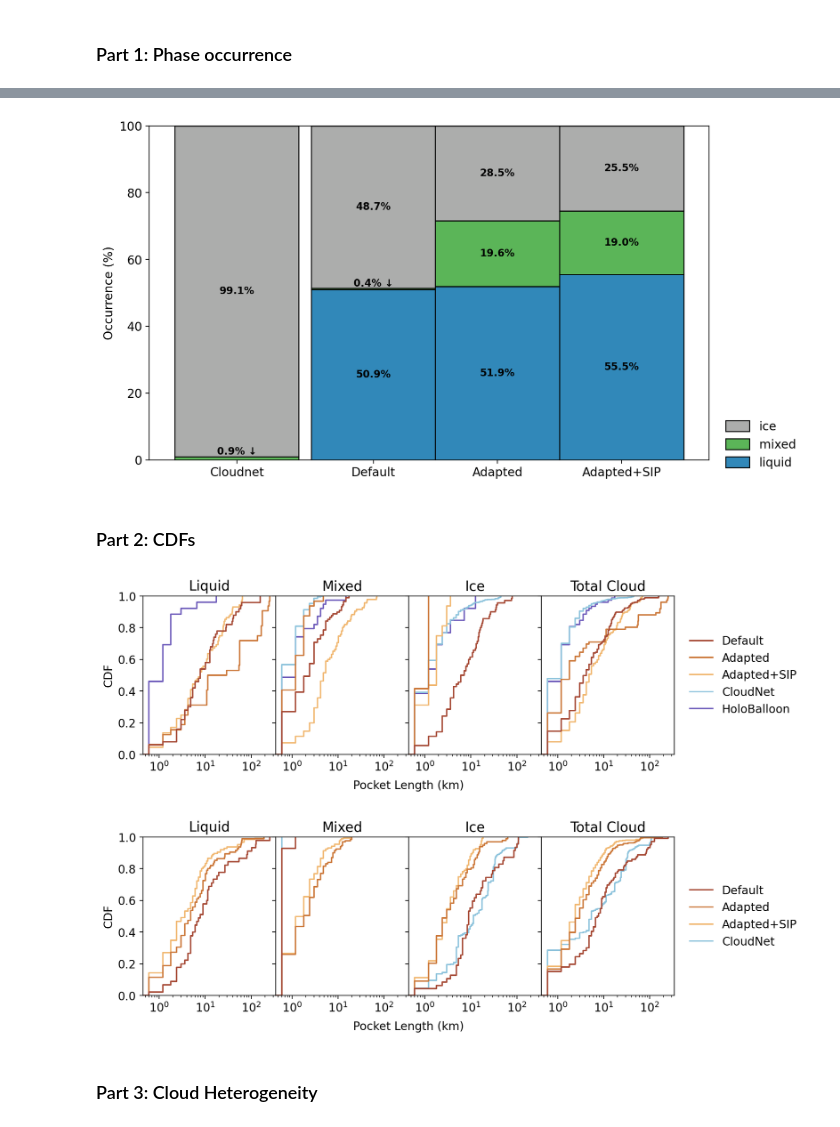
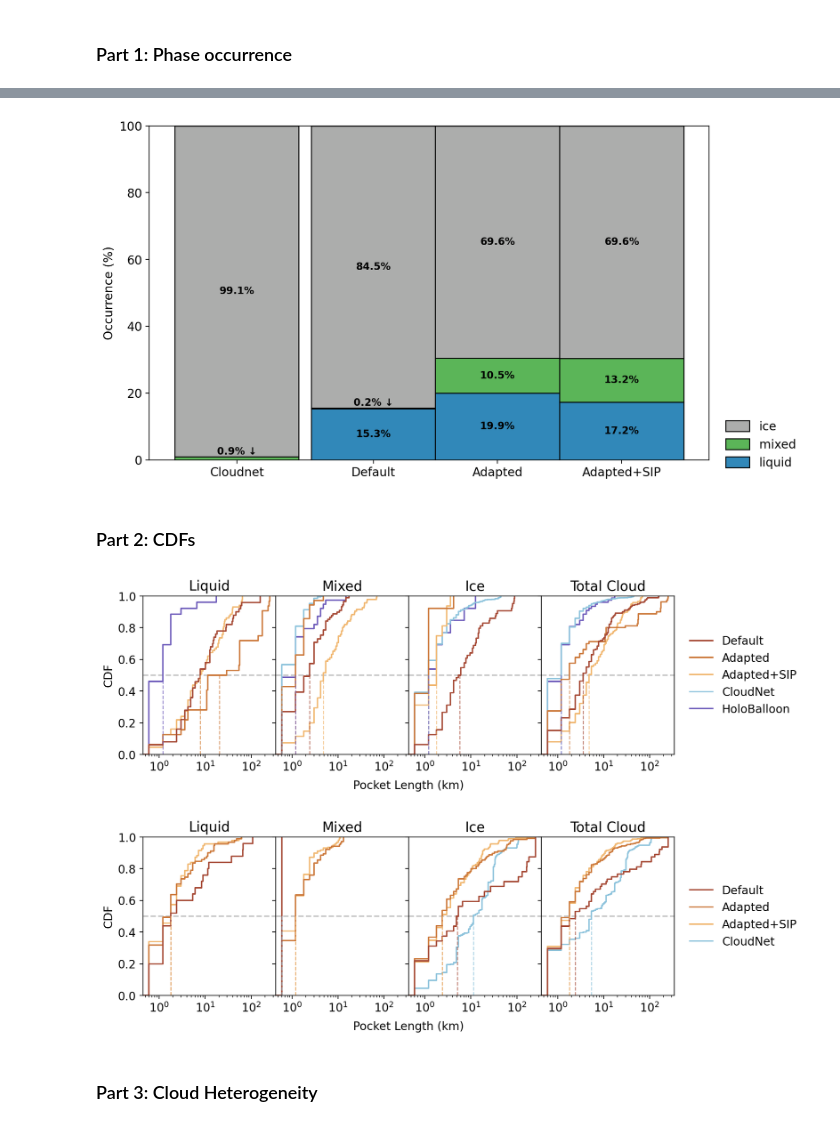
Before and after one commit to sldamman/JGR-Atmospheres-Paper-24, a Jupyter notebook: 240902_Heterogeneity.ipynb, the cells around one changed output, grey strips where cells are left out. Saved outputs shown, nothing was run; the diff lists cells and outputs as text; code cells hidden in the pictures.

Commit message:
Improved computation and modified figures

```diff
--- a/240902_Heterogeneity.ipynb
+++ b/240902_Heterogeneity.ipynb
@@ -27,9 +27,13 @@ HB1_path = '/nird/projects/NS9600K/sldam/data/nascent_data/HoloBalloon/HoloBallo
 HB2_path = '/nird/projects/NS9600K/sldam/data/nascent_data/HoloBalloon/HoloBalloon_t30/191112_2_t30.nc'
 HB3_path = '/nird/projects/NS9600K/sldam/data/nascent_data/HoloBalloon/HoloBalloon_t30/191112_3_t30.nc'
 
-MD3_processed_path = '/nird/projects/NS9600K/sldam/data/my_processed_data/MD3_HighRes_12Nov_IWF_CT_winddir.nc' # 1-min, IWF, wind, CT, full 12 Nov
-MA3_processed_path = '/nird/projects/NS9600K/sldam/data/my_processed_data/MA3_HighRes_12Nov_IWF_CT_winddir.nc' # 1-min, IWF, wind, CT, full 12 Nov
-MAS3_processed_path = '/nird/projects/NS9600K/sldam/data/my_processed_data/MAS3_HighRes_12Nov_IWF_CT_winddir.nc' # 1-min, IWF, wind, CT, full 12 Nov
+#MD3_processed_path = '/nird/projects/NS9600K/sldam/data/my_processed_data/MD3_HighRes_12Nov_IWF_CT_winddir.nc' # 1-min, IWF, wind, CT, full 12 Nov
+#MA3_processed_path = '/nird/projects/NS9600K/sldam/data/my_processed_data/MA3_HighRes_12Nov_IWF_CT_winddir.nc' # 1-min, IWF, wind, CT, full 12 Nov
+#MAS3_processed_path = '/nird/projects/NS9600K/sldam/data/my_processed_data/MAS3_HighRes_12Nov_IWF_CT_winddir.nc' # 1-min, IWF, wind, CT, full 12 Nov
+
+MD3_processed_path = '/nird/projects/NS9600K/sldam/data/processed_data_no_threshold/MD3_HighRes_12Nov_IWF_CT_winddir.nc' # No CLDFRA threshold
+MA3_processed_path = '/nird/projects/NS9600K/sldam/data/processed_data_no_threshold/MA3_HighRes_12Nov_IWF_CT_winddir.nc' # No CLDFRA threshold
+MAS3_processed_path = '/nird/projects/NS9600K/sldam/data/processed_data_no_threshold/MAS3_HighRes_12Nov_IWF_CT_winddir.nc' # No CLDFRA threshold
 
 
 # Aug 30, 24: New colors tested against color blindness  simulator
@@ -422,7 +426,7 @@ plt.ylim(0, 100)
 plt.ylabel('Occurrence (%)', fontsize=12)
 plt.show()
 # %% [output]
-[figure, old version]
+[figure, new version]
 # %% [markdown]
 ### Part 2: CDFs
 # %%
@@ -446,14 +450,35 @@ total_df = pd.DataFrame([np.concatenate([e[0], e[1], e[2]]) for e in [D, A, AS,
 phase_mdf = pd.melt(pd.concat([liquid_df, mixed_df, ice_df]), id_vars=['phase'])
 
 
+#Power law
+#x = np.linspace(0.6, 150, 500)
+#y = x ** (-5/3)
+#for axis in ax:
+#    axis.plot(x, np.cumsum(y)/np.cumsum(y)[-1], linestyle='dashed', color='k', alpha=0.5)
+
+for x in ax:
+    x.axhline(0.5, linestyle='dashed', color='k', alpha=0.2)
 
 stat = 'proportion'
 
 
 sns.ecdfplot(liquid_df, ax=ax[0], palette=colors, legend=False, stat=stat)
+for key in colors.keys():
+    ax[0].axvline(liquid_df[key].median(), ymax=0.5, color=colors[key], linestyle='dashed', linewidth=1, alpha=0.7)
+
+
 sns.ecdfplot(mixed_df, ax=ax[1], palette=colors, legend=False, stat=stat)
+for key in colors.keys():
+    ax[1].axvline(mixed_df[key].median(), ymax=0.5, color=colors[key], linestyle='dashed', linewidth=1, alpha=0.7)
+
 sns.ecdfplot(ice_df, ax=ax[2], palette=colors, legend=False, stat=stat)
+for key in colors.keys():
+    ax[2].axvline(ice_df[key].median(), ymax=0.5, color=colors[key], linestyle='dashed', linewidth=1, alpha=0.7)
+
 sns.ecdfplot(total_df, ax=ax[3], palette=colors, stat=stat)
+for key in colors.keys():
+    ax[3].axvline(total_df[key].median(), ymax=0.5, color=colors[key], linestyle='dashed', linewidth=1, alpha=0.7)
+
 sns.move_legend(ax[3], 'center right', bbox_to_anchor=(2, 0.5), frameon=False)
 plt.xscale('log')
 #plt.ylim(0, 1.03)
@@ -466,9 +491,12 @@ ax[0].set_ylabel('CDF')
 ax[1].set_xlabel('Pocket Length (km)')
 ax[1].xaxis.set_label_coords(1, -0.16)
 plt.subplots_adjust(wspace=0)
+
+
+
 plt.show()
 # %% [output]
-[figure, old version]
+[figure, new version]
 # %%
 # Cloud top
 
@@ -479,36 +507,57 @@ A = [L * 0.6 for L in repmat(continuous_indices(get_segment_lengths(MA3, n_layer
 AS = [L * 0.6 for L in repmat(continuous_indices(get_segment_lengths(MAS3, n_layers=9)))]
 
 C = [L * 0.3 * subsample for L in repmat(continuous_indices(get_segment_lengths(CN.isel(time=slice(None, None, None)), n_layers=30)))]
 
 liquid_df = pd.DataFrame([D[0], A[0], AS[0], C[0]], index=['Default', 'Adapted', 'Adapted+SIP', 'CloudNet']).T.assign(phase='liquid')
 mixed_df = pd.DataFrame([D[1], A[1], AS[1], C[1]], index=['Default', 'Adapted', 'Adapted+SIP', 'CloudNet']).T.assign(phase='mixed')
 ice_df = pd.DataFrame([D[2], A[2], AS[2], C[2]], index=['Default', 'Adapted', 'Adapted+SIP', 'CloudNet']).T.assign(phase='ice')
 total_df = pd.DataFrame([np.concatenate([e[0], e[1], e[2]]) for e in [D, A, AS, C]], index=['Default', 'Adapted', 'Adapted+SIP', 'CloudNet']).T.assign(phase='total')
 
 phase_mdf = pd.melt(pd.concat([liquid_df, mixed_df, ice_df]), id_vars=['phase'])
 
 stat='proportion'
 weights = [0.5, 1, 1, 1]
+for x in ax:
+    x.axhline(0.5, linestyle='dashed', color='k', alpha=0.2)
+
+stat = 'proportion'
+
 
 sns.ecdfplot(liquid_df, ax=ax[0], palette=colors, legend=False, stat=stat)
+for key in list(colors.keys())[:-1]:
+    ax[0].axvline(liquid_df[key].median(), ymax=0.5, color=colors[key], linestyle='dashed', linewidth=1, alpha=0.7)
+
+
 sns.ecdfplot(mixed_df, ax=ax[1], palette=colors, legend=False, stat=stat)
-sns.ecdfplot(ice_df, ax=ax[2], palette=colors, legend=False)
-sns.ecdfplot(total_df, ax=ax[3], palette=colors)
+for key in list(colors.keys())[:-1]:
+    ax[1].axvline(mixed_df[key].median(), ymax=0.5, color=colors[key], linestyle='dashed', linewidth=1, alpha=0.7)
+
+sns.ecdfplot(ice_df, ax=ax[2], palette=colors, legend=False, stat=stat)
+for key in list(colors.keys())[:-1]:
+    ax[2].axvline(ice_df[key].median(), ymax=0.5, color=colors[key], linestyle='dashed', linewidth=1, alpha=0.7)
+
+sns.ecdfplot(total_df, ax=ax[3], palette=colors, stat=stat)
+for key in list(colors.keys())[:-1]:
+    ax[3].axvline(total_df[key].median(), ymax=0.5, color=colors[key], linestyle='dashed', linewidth=1, alpha=0.7)
+
 sns.move_legend(ax[3], 'center right', bbox_to_anchor=(2, 0.5), frameon=False)
 plt.xscale('log')
 #plt.ylim(0, 1.03)
 ax[0].set_title('Liquid')
 ax[1].set_title('Mixed')
 ax[2].set_title('Ice')
 ax[3].set_title('Total Cloud')
 ax[0].set_ylabel('CDF')
 #[x.set_xlabel('pocket length (km)') for x in ax]
 ax[1].set_xlabel('Pocket Length (km)')
 ax[1].xaxis.set_label_coords(1, -0.16)
+
+
+
 plt.subplots_adjust(wspace=0)
 plt.show()
 # %% [output]
-[figure, old version]
+[figure, new version]
 # %% [markdown]
 ### Part 3: Cloud Heterogeneity
 # %%
```
Also changed, not shown: parts of 5 cells of this notebook.
